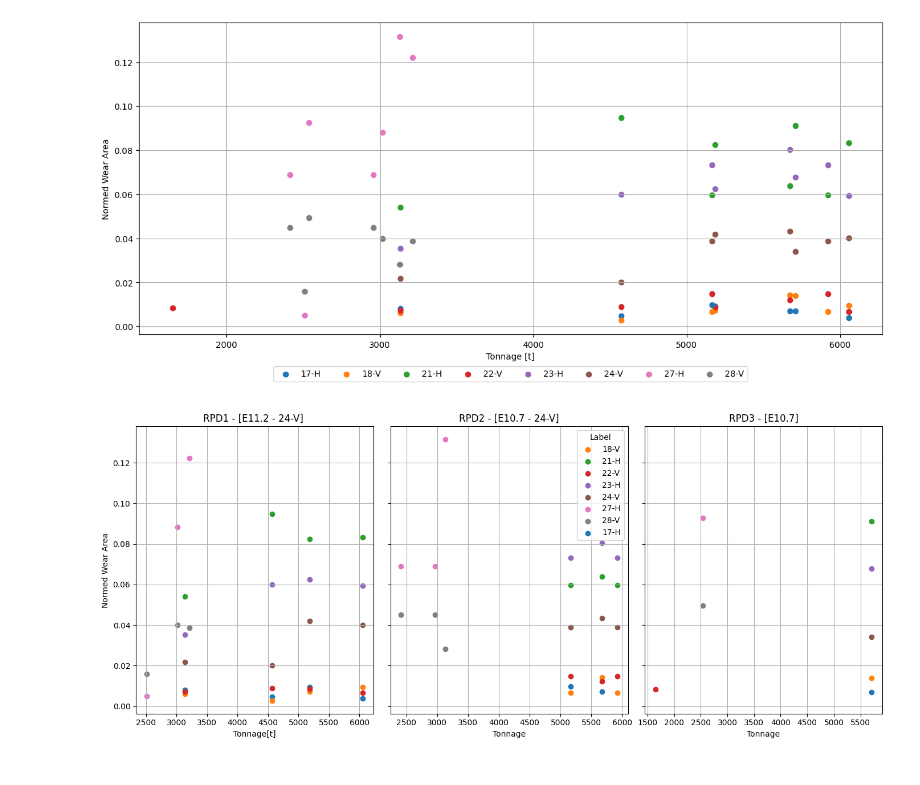
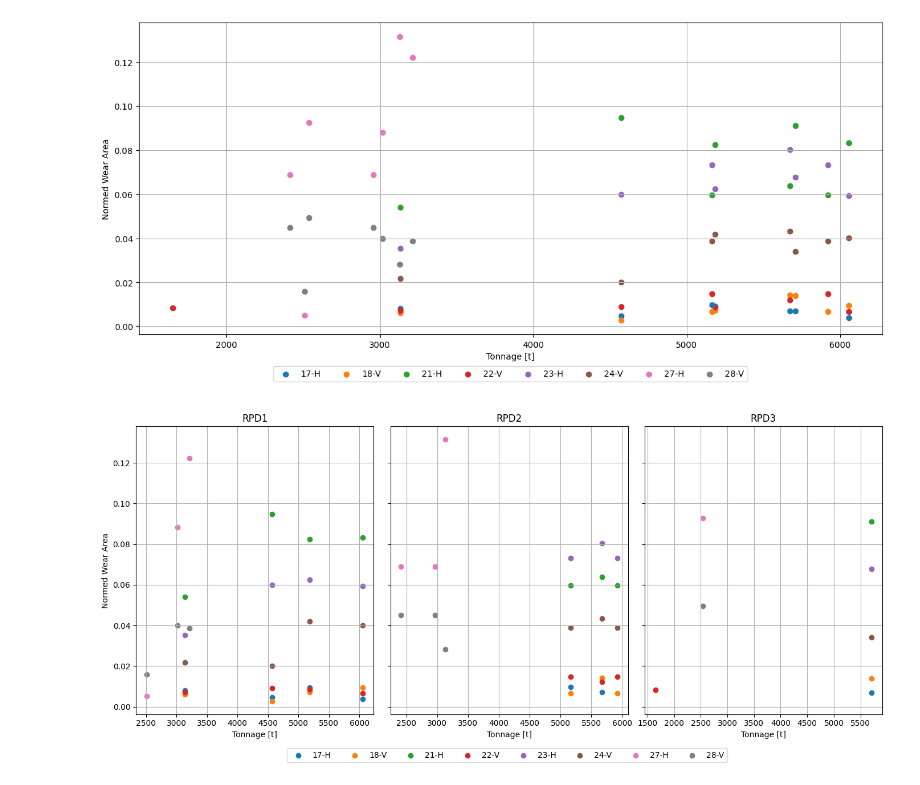
Before and after one commit to ChRen95/phd-thesis-fitting-wear-coefficient, a Jupyter notebook: data-analysis.ipynb, the cells around one changed output. Cells and saved outputs as stored; diff of their text form; code cells hidden in the pictures.

```diff
--- a/data-analysis.ipynb
+++ b/data-analysis.ipynb
@@ -89,42 +103,43 @@ for i, label in enumerate(sorted(set(d['label'] for d in wear_areas))):
     label_colors[label] = color_cycle[i % len(color_cycle)]
 
 fig, (ax1, ax2, ax3) = plt.subplots(1, 3, figsize=(14, 6), sharey=True)
 ax1.set_ylabel('Normed Wear Area')
 
 for wear_dicts in wear_areas:
     if wear_dicts['groove'] == 'RPD1':
         ax1.scatter(wear_dicts['tonnage'], wear_dicts['normed_wear_area'], color=label_colors[wear_dicts['label']],
                     label=wear_dicts['label'])
 
-ax1.set_title('RPD1 - [E11.2 - 24-V] ')
-ax1.set_xlabel('Tonnage[t]')
+ax1.set_title('RPD1')
+ax1.set_xlabel('Tonnage [t]')
 ax1.grid()
 
 for wear_dicts in wear_areas:
     if wear_dicts['groove'] == 'RPD2':
         ax2.scatter(wear_dicts['tonnage'], wear_dicts['normed_wear_area'], color=label_colors[wear_dicts['label']],
                     label=wear_dicts['label'])
 
-ax2.set_title('RPD2 - [E10.7 - 24-V]')
-ax2.set_xlabel('Tonnage')
+ax2.set_title('RPD2')
+ax2.set_xlabel('Tonnage [t]')
 ax2.grid()
 
 for wear_dicts in wear_areas:
     if wear_dicts['groove'] == 'RPD3':
         ax3.scatter(wear_dicts['tonnage'], wear_dicts['normed_wear_area'], color=label_colors[wear_dicts['label']],
                     label=wear_dicts['label'])
 
-ax3.set_title('RPD3 - [E10.7]')
-ax3.set_xlabel('Tonnage')
+ax3.set_title('RPD3')
+ax3.set_xlabel('Tonnage [t]')
 ax3.grid()
 
-handles2, labels2 = ax2.get_legend_handles_labels()
+handles2, labels2 = ax1.get_legend_handles_labels()
 by_label2 = dict(zip(labels2, handles2))
-ax2.legend(by_label2.values(), by_label2.keys(), title="Label")
+fig.legend(by_label2.values(), by_label2.keys(), bbox_to_anchor=(0.8, 0.01), ncol=8)
 
 plt.tight_layout()
+fig.savefig(result_dir / "wear_area_measurements_per_rpd.pdf",dpi=300, bbox_inches="tight")
 # %% [output]
-[figure, old version]
+[figure, new version]
 # %%
 values_rpd1 = []
 values_rpd2 = []
```
Also changed, not shown: parts of 5 cells of this notebook, 1 other file.
